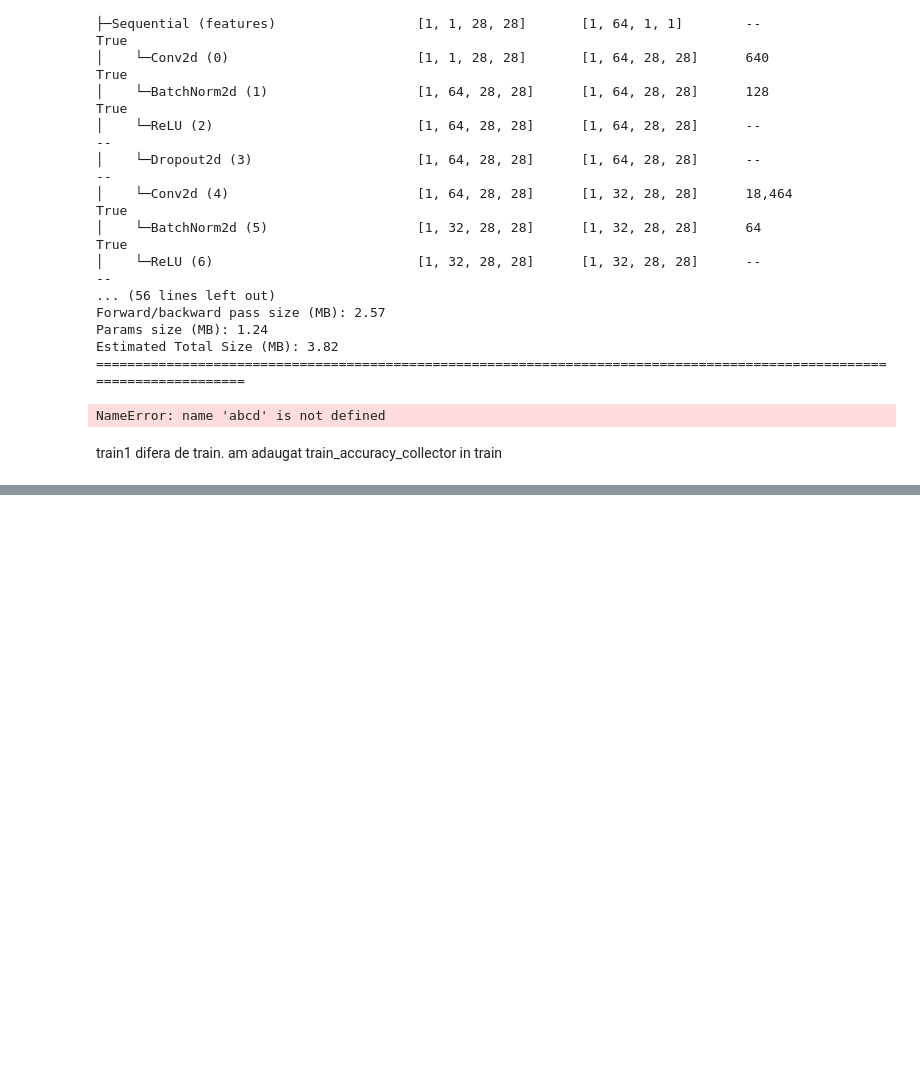
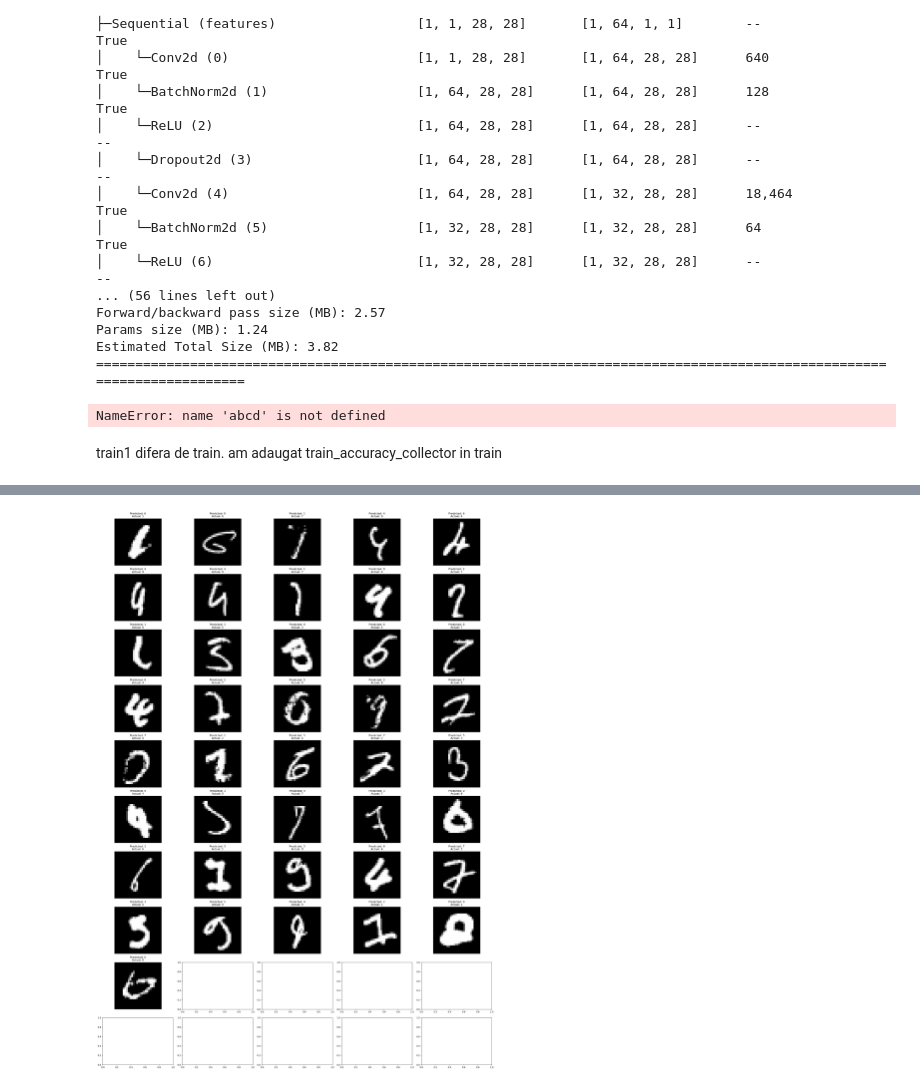
Before and after one commit to Iust1n2/SimpleNet_Pytorch, a Jupyter notebook: MNIST/mnist_classifier.ipynb, the cells around one changed output, grey strips where cells are left out. Drawn from its saved outputs; the diff is of its cells as text; code cells hidden in the pictures; blank space fills up the shorter version.

```diff
--- a/MNIST/mnist_classifier.ipynb
+++ b/MNIST/mnist_classifier.ipynb
@@ -456,0 +301,7 @@ plt.show();
+# %%
+# check if checkpoints are ok
+
+checkpoint_path1 = "SimpleNet_Pytorch/MNIST/checkpoint_loss/checkpoint.pth"
+checkpoint = torch.load(checkpoint_path1)
+net.load_state_dict(checkpoint['net_state_dict'])
+optimizer.load_state_dict(checkpoint['optimizer_state_dict'])
@@ -456,0 +310,13 @@ plt.show();
+# %%
+data = {
+    'Train Loss': train_loss_collector,
+    'Train Accuracy': train_accuracy_collector,
+    'Test Loss': test_loss_collector,
+    'Test Accuracy': test_accuracy_collector
+}
+
+df = pd.DataFrame(data)
+
+df.index.name = 'Epoch'
+
+print(df)
@@ -456,0 +353,39 @@ plt.show();
+# %%
+def plot_misclassified_images(net, device, test_loader, classes):
+    net.eval()
+    misclassified = []
+
+    with torch.no_grad():
+        for data, target in test_loader:
+            data, target = data.to(device), target.to(device)
+            output = net(data)
+            pred = output.argmax(dim=1, keepdim=True)
+
+            # Check for misclassified images
+            misclassified_mask = ~pred.eq(target.view_as(pred))
+            misclassified_images = data[misclassified_mask]
+            misclassified_preds = pred[misclassified_mask]
+            misclassified_targets = target.view_as(pred)[misclassified_mask]
+
+            # Store the misclassified images and their predicted/actual labels
+            for image, pred, actual in zip(misclassified_images, misclassified_preds, misclassified_targets):
+                misclassified.append((image, pred, actual))
+
+            # Stop after collecting a certain number of misclassified images
+            if len(misclassified) >= 50:
+                break
+
+    # Plot the misclassified images
+    fig, axes = plt.subplots(10, 5, figsize=(25, 35))
+    for i, (image, pred, actual) in enumerate(misclassified[:50]):
+        ax = axes[i//5, i%5]
+        ax.imshow(image.cpu().numpy().squeeze(), cmap='gray')
+        ax.set_title(f'Predicted: {classes[pred.item()]}\nActual: {classes[actual.item()]}')
+        ax.axis('off')
+    plt.tight_layout()
+    plt.show()
+
+classes = ['0', '1', '2', '3', '4', '5', '6', '7', '8', '9']
+plot_misclassified_images(net, device, test_loader, classes)
+# %% [output]
+[figure, added]
```
Also changed, not shown: parts of 53 cells of this notebook, 4 other files.
